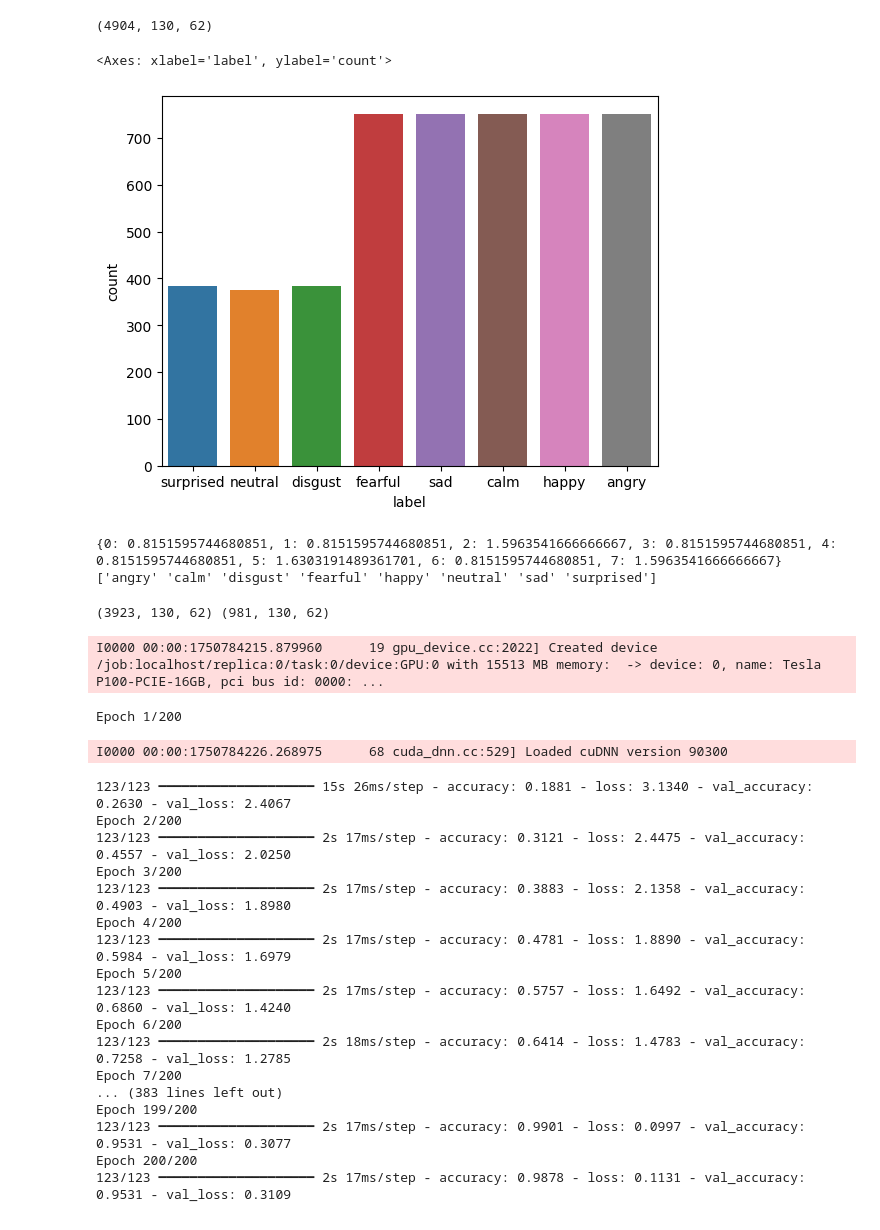
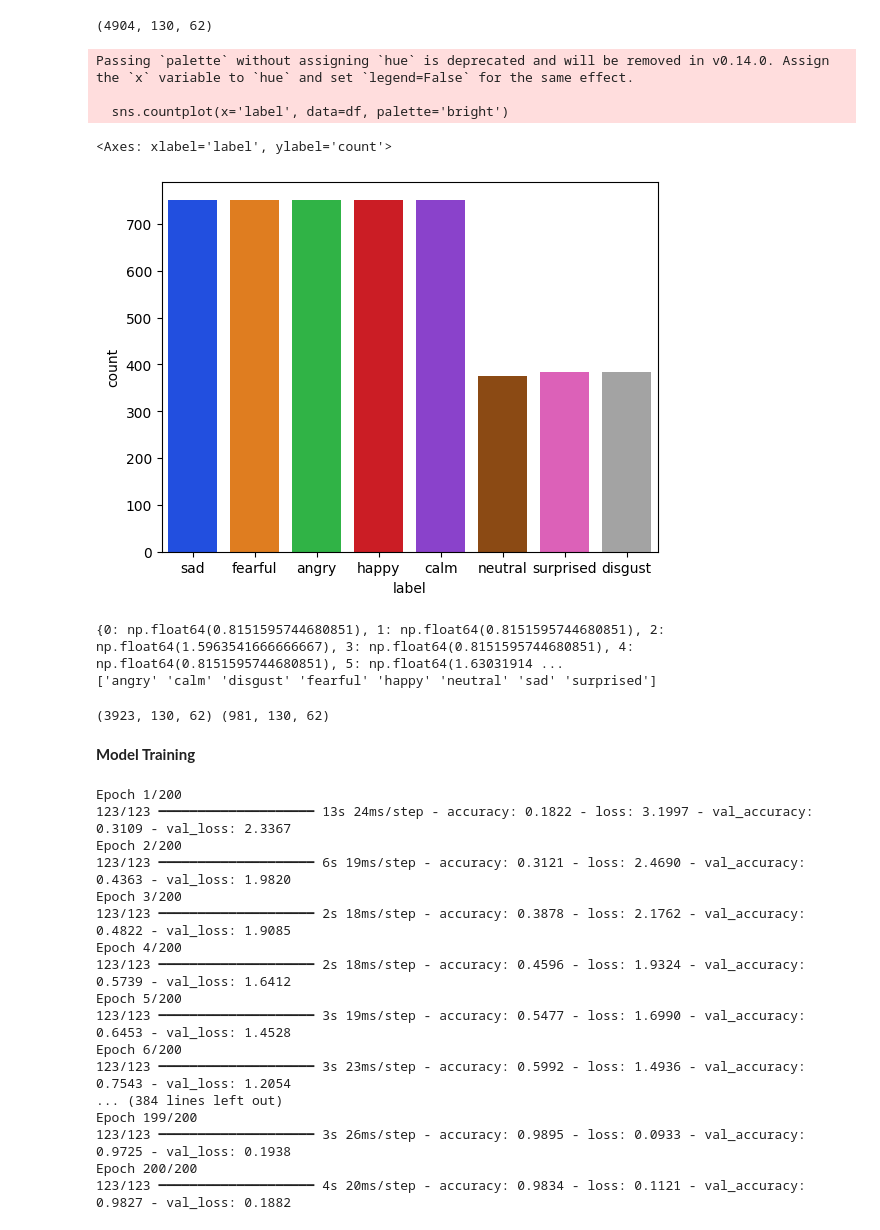
Before and after one commit to shreyash-alt/Emotion_Recognition_RAVDESS, a Jupyter notebook: emotionravdess2.ipynb, the cells around one changed output. Saved outputs shown, nothing was run; the diff lists cells and outputs as text; code cells hidden in the pictures.

Commit message:
Colab Version2 | EmotionRAVDESS2 | Version14

```diff
--- a/emotionravdess2.ipynb
+++ b/emotionravdess2.ipynb
@@ -65,9 +95,6 @@ def extract_emotion_features(filename, fixed_length=130):
 
     return combined.T  # Shape: (time_steps, features)
 # %%
-#DATASET USED is the one provided by the creator of RAVDESS Steven Livingstone
-# !kaggle datasets download -d uwrfkaggler/ravdess-emotional-speech-audio
-# !kaggle datasets download -d uwrfkaggler/ravdess-emotional-song-audio
 def extract_label_from_filename(filename):
     modality=int(filename.split('-')[1])
     emotion_code = int(filename.split('-')[2])
@@ -83,7 +110,7 @@ def extract_label_from_filename(filename):
 file_paths = []
 labels = []
 
-for dirname, _, filenames in os.walk('/kaggle/input'):
+for dirname, _, filenames in os.walk('/content'):
     for filename in filenames:
         if filename.endswith('.wav'):
             label = extract_label_from_filename(filename)
@@ -103,28 +130,31 @@ print(X.shape)
 # %% [output]
 (4904, 130, 62)
 # %%
-sns.countplot(x='label', data=df)
+sns.countplot(x='label', data=df, palette='bright')
 # %% [output]
-<Axes: xlabel='label', ylabel='count'>
+Passing `palette` without assigning `hue` is deprecated and will be removed in v0.14.0. Assign the `x` variable to `hue` and set `legend=False` for the same effect.
+
+  sns.countplot(x='label', data=df, palette='bright')
+<Axes: xlabel='label', ylabel='count'>
-[figure, old version]
+[figure, new version]
 # %%
 
 
-# Encode labels to integers
+# Encoding labels to integers for class weighing
 le = LabelEncoder()
 y= le.fit_transform(df['label'])  # Integer labels for class_weight
 
 
 
-# Compute class weights
+# Computing class weights
 class_weights = compute_class_weight(class_weight='balanced', classes=np.unique(y), y=y)
 class_weights = dict(enumerate(class_weights))
 print(class_weights)
-# One-hot encode for model training
+# One-hot encoding for model training
 y = to_categorical(y)
 print(le.classes_)
 # %% [output]
-{0: 0.8151595744680851, 1: 0.8151595744680851, 2: 1.5963541666666667, 3: 0.8151595744680851, 4: 0.8151595744680851, 5: 1.6303191489361701, 6: 0.8151595744680851, 7: 1.5963541666666667}
+{0: np.float64(0.8151595744680851), 1: np.float64(0.8151595744680851), 2: np.float64(1.5963541666666667), 3: np.float64(0.8151595744680851), 4: np.float64(0.8151595744680851), 5: np.float64(1.63031914 ...
 ['angry' 'calm' 'disgust' 'fearful' 'happy' 'neutral' 'sad' 'surprised']
 # %%
 X_train, X_val, y_train, y_val = train_test_split(X, y, test_size=0.2, stratify=y, random_state=42)
@@ -158,6 +190,8 @@ X_train, X_val = normalize_train_val(X_train, X_val)
 print(X_train.shape, X_val.shape)
 # %% [output]
 (3923, 130, 62) (981, 130, 62)
+# %% [markdown]
+**Model Training**
 # %%
 from tensorflow.keras.models import Sequential
 from tensorflow.keras.layers import Conv1D, MaxPooling1D, LSTM, Bidirectional, Dense, Dropout, BatchNormalization
@@ -202,25 +236,22 @@ model = Sequential([
 
 model.compile(optimizer='adam', loss='categorical_crossentropy', metrics=['accuracy'])
 
-history=model.fit(X_train, y_train, validation_data=(X_val, y_val), epochs=200, batch_size=32,callbacks=[checkpoint_cb],class_weight=class_weights)#removed due to no improvement
+history=model.fit(X_train, y_train, validation_data=(X_val, y_val), epochs=200, batch_size=32,callbacks=[checkpoint_cb],class_weight=class_weights)
 # %% [output]
-I0000 00:00:1750784215.879960      19 gpu_device.cc:2022] Created device /job:localhost/replica:0/task:0/device:GPU:0 with 15513 MB memory:  -> device: 0, name: Tesla P100-PCIE-16GB, pci bus id: 0000: ...
+Epoch 1/200
+123/123 ━━━━━━━━━━━━━━━━━━━━ 13s 24ms/step - accuracy: 0.1822 - loss: 3.1997 - val_accuracy: 0.3109 - val_loss: 2.3367
+Epoch 2/200
+123/123 ━━━━━━━━━━━━━━━━━━━━ 6s 19ms/step - accuracy: 0.3121 - loss: 2.4690 - val_accuracy: 0.4363 - val_loss: 1.9820
+Epoch 3/200
+123/123 ━━━━━━━━━━━━━━━━━━━━ 2s 18ms/step - accuracy: 0.3878 - loss: 2.1762 - val_accuracy: 0.4822 - val_loss: 1.9085
+Epoch 4/200
+123/123 ━━━━━━━━━━━━━━━━━━━━ 2s 18ms/step - accuracy: 0.4596 - loss: 1.9324 - val_accuracy: 0.5739 - val_loss: 1.6412
+Epoch 5/200
+123/123 ━━━━━━━━━━━━━━━━━━━━ 3s 19ms/step - accuracy: 0.5477 - loss: 1.6990 - val_accuracy: 0.6453 - val_loss: 1.4528
+Epoch 6/200
+123/123 ━━━━━━━━━━━━━━━━━━━━ 3s 23ms/step - accuracy: 0.5992 - loss: 1.4936 - val_accuracy: 0.7543 - val_loss: 1.2054
+... (384 lines left out)
+Epoch 199/200
+123/123 ━━━━━━━━━━━━━━━━━━━━ 3s 26ms/step - accuracy: 0.9895 - loss: 0.0933 - val_accuracy: 0.9725 - val_loss: 0.1938
+Epoch 200/200
+123/123 ━━━━━━━━━━━━━━━━━━━━ 4s 20ms/step - accuracy: 0.9834 - loss: 0.1121 - val_accuracy: 0.9827 - val_loss: 0.1882
-Epoch 1/200
-I0000 00:00:1750784226.268975      68 cuda_dnn.cc:529] Loaded cuDNN version 90300
-123/123 ━━━━━━━━━━━━━━━━━━━━ 15s 26ms/step - accuracy: 0.1881 - loss: 3.1340 - val_accuracy: 0.2630 - val_loss: 2.4067
-Epoch 2/200
-123/123 ━━━━━━━━━━━━━━━━━━━━ 2s 17ms/step - accuracy: 0.3121 - loss: 2.4475 - val_accuracy: 0.4557 - val_loss: 2.0250
-Epoch 3/200
-123/123 ━━━━━━━━━━━━━━━━━━━━ 2s 17ms/step - accuracy: 0.3883 - loss: 2.1358 - val_accuracy: 0.4903 - val_loss: 1.8980
-Epoch 4/200
-123/123 ━━━━━━━━━━━━━━━━━━━━ 2s 17ms/step - accuracy: 0.4781 - loss: 1.8890 - val_accuracy: 0.5984 - val_loss: 1.6979
-Epoch 5/200
-123/123 ━━━━━━━━━━━━━━━━━━━━ 2s 17ms/step - accuracy: 0.5757 - loss: 1.6492 - val_accuracy: 0.6860 - val_loss: 1.4240
-Epoch 6/200
-123/123 ━━━━━━━━━━━━━━━━━━━━ 2s 18ms/step - accuracy: 0.6414 - loss: 1.4783 - val_accuracy: 0.7258 - val_loss: 1.2785
-Epoch 7/200
-... (383 lines left out)
-Epoch 199/200
-123/123 ━━━━━━━━━━━━━━━━━━━━ 2s 17ms/step - accuracy: 0.9901 - loss: 0.0997 - val_accuracy: 0.9531 - val_loss: 0.3077
-Epoch 200/200
-123/123 ━━━━━━━━━━━━━━━━━━━━ 2s 17ms/step - accuracy: 0.9878 - loss: 0.1131 - val_accuracy: 0.9531 - val_loss: 0.3109
```
Also changed, not shown: parts of 14 cells of this notebook.
